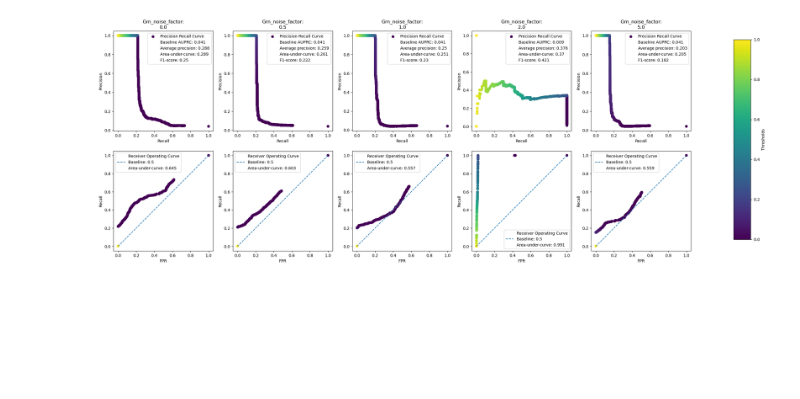
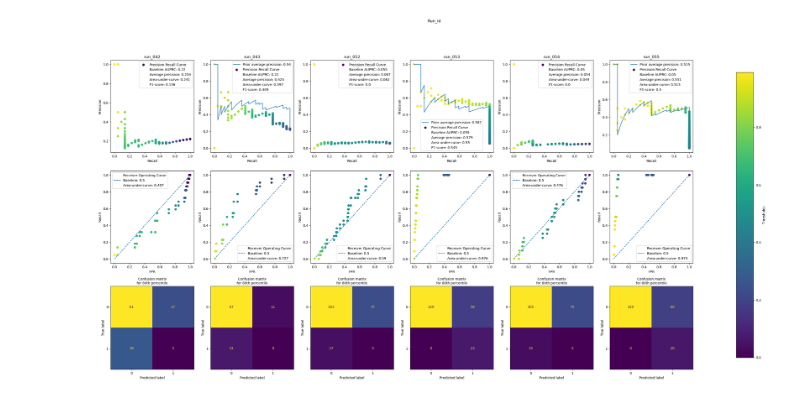
Before and after one commit to NTBiotech/bicycle, a Jupyter notebook: notebooks/experiments/masking/AUPRC.ipynb, the cells around one changed output. Saved outputs shown, nothing was run; the diff lists cells and outputs as text; code cells hidden in the pictures; blank space fills up the shorter version.

```diff
--- a/notebooks/experiments/masking/AUPRC.ipynb
+++ b/notebooks/experiments/masking/AUPRC.ipynb
@@ -58,7 +71,7 @@ functions = {
 with open("./data/experiment_configs.json", "r") as rf:
     config_sets = json.load(rf)
 
-config_set = config_sets[1]
+config_set = config_sets[-1]
 include = config_set["include"]
 id_len = config_set["id_len"]
 prefix = config_set["prefix"]
@@ -72,7 +85,7 @@ agg = config_set["function"]
 #experiment = None
 #param_of_interest = "masking_mode"
 #agg = None
-
+print(f"Experiment: {experiment}")
 models_path = Path("/data/toulouse/bicycle/notebooks/experiments/masking/data/model_runs/models/")
 plot_path = Path("/data/toulouse/bicycle/notebooks/experiments/masking/data/model_runs/plots")
 columns = [
@@ -168,22 +149,29 @@ for path in models_path.iterdir():
 # %%
 ckpts = dict()
 for path in models_path.iterdir():
+    key = str(path.name)
     if path.name[:-id_len] != prefix:
          continue
     if int(path.name[-id_len:]) not in include:
           continue
     paths = glob(root_dir=path/"customcheckpoint", pathname="./last*.ckpt")
-    paths.remove('./last.ckpt')
+    try:
+        paths.remove('./last.ckpt')
+    except:
+        print(f"{key} has no last.ckpt")
+        params = params.drop(index=key)
+        continue
 
     if len(paths) ==0:
         print("using last")
         ckpt_path = path / "customcheckpoint/last.ckpt"
         if not ckpt_path.exists():
+            params = params.drop(index=key)
+
             continue
     else:
         ckpt_path = path / "customcheckpoint"/ max(paths)
         print(ckpt_path)
-    key = str(path.name)
     print(key)
     state = torch.load(ckpt_path, weights_only=False, map_location="cpu")
     print("last epoch: ",state["epoch"])
@@ -253,28 +306,53 @@ fig.tight_layout()
 # %%
-fig, ax=plt.subplots(nrows=2, ncols=len(ckpts.keys()), figsize=(len(ckpts.keys())*6, 10))
+fig, ax = plt.subplots(nrows=3, ncols=len(ckpts.keys()), figsize=(len(ckpts.keys())*6, 17))
+
 params["average_precision"] = np.empty(len(params))
 params["auprc"] = np.empty(len(params))
 params["f1"] = np.empty(len(params))
 params["auroc"] = np.empty(len(params))
+
+
+
 for n, run_id in enumerate(params.index):
     max_f1 = False
 
     print(run_id)
     beta = ckpts[run_id]["beta"]
     grn = ckpts[run_id]["grn"]
-    grn=grn.flatten()
-    beta=beta.flatten()
+    grn = grn.flatten()
+    beta = beta.flatten()
     # normalize to [0, 1]
     grn = (grn > 0).astype(int)
-    beta[beta<0] = 0
-    beta = beta/np.max(beta)
+    #beta[beta < 0] = 0
+    # center and scale beta
+    beta = beta-np.mean(beta)
+    beta = beta/np.std(beta)
+    beta = expit(beta)
     precision, recall, prc_thresholds = precision_recall_curve(
         y_true=grn,
         y_score=beta,
+    )
+    if "prior" in ckpts[run_id].keys():
+        prior = ckpts[run_id]["prior"]
+        prior = prior.flatten()
+        prior[prior < 0] = 0
+        prior = expit(prior)
+        prior_precision, prior_recall,_ = precision_recall_curve(
+            y_true=grn,
+            y_score=prior,
         )
+        ax[0, n].plot(prior_recall, prior_precision, label= f"Prior average precision: {np.round(average_precision_score(y_true=grn,y_score= prior),3)}")
+        #ax[0,n].plot([], [], " ", label= f"Prior average precision: {np.round(average_precision_score(y_true=grn,y_score= prior),3)}")
     # baseline is positive samples/total samples (saito et al.) = sparsity
     baseline_AUPRC = get_sparsity(ckpts[run_id]["grn"])
-    ConfusionMatrixDisplay.from_predictions(y_true=grn, y_pred=above_threshold(beta, percentile=100-100*baseline_AUPRC)).im_
+    ConfusionMatrixDisplay.from_predictions(
+        y_true=grn,
+        y_pred=above_threshold(beta, percentile=80),
+        ax=ax[2, n],
+        colorbar=False
+    )
+    print(f"percentile threshold for {run_id} is {80}")
+    ax[2, n].set_title("Confusion matrix\nfor 80th percentile", fontsize = 10)
     if max_f1:
         f1_scores = [f1_score(grn, above_threshold(beta, threshold=threshold)) for threshold in prc_thresholds]
         max_f1 = max(f1_scores)
@@ -283,26 +361,27 @@ for n, run_id in enumerate(params.index):
 
     auprc = auc(x=recall, y=precision)
     average_precision = average_precision_score(grn, beta)
-    im = ax[0, n].scatter(recall,precision, label = "Precision Recall Curve", c = np.append(0, prc_thresholds), cmap = plt.colormaps["viridis"])
-    ax[0, n].plot([], []," ",  label=f"Baseline AUPRC: {np.round(baseline_AUPRC, 3)}")
-    ax[0, n].plot([], []," ",  label=f"Average precision: {np.round(average_precision, 3)}")
-    ax[0, n].plot([], []," ",  label=f"Area-under-curve: {np.round(auprc, 3)}")
-    ax[0, n].plot([], []," ",  label=f"F1-score: {np.round(max_f1, 3)}")
+    im = ax[0, n].scatter(recall, precision, label="Precision Recall Curve", c=np.append(0, prc_thresholds), cmap=plt.colormaps["viridis"])
+    ax[0, n].plot([], [], " ", label=f"Baseline AUPRC: {np.round(baseline_AUPRC, 3)}")
+    ax[0, n].plot([], [], " ", label=f"Average precision: {np.round(average_precision, 3)}")
+    ax[0, n].plot([], [], " ", label=f"Area-under-curve: {np.round(auprc, 3)}")
+    ax[0, n].plot([], [], " ", label=f"F1-score: {np.round(max_f1, 3)}")
 
     ax[0, n].set_ylabel("Precision")
     ax[0, n].set_xlabel("Recall")
-    if not type(params.loc[run_id, param_of_interest]) is str:
-        ax[0, n].set_title(f"{param_of_interest.capitalize()}:\n{round(float(params.loc[run_id, param_of_interest]), 3)}")
+
+    if not isinstance(params.loc[run_id, param_of_interest], str):
+        ax[0, n].set_title(f"{round(float(params.loc[run_id, param_of_interest]), 3)}")
     else:
         ax[0, n].set_title(f"{params.loc[run_id, param_of_interest]}")
-    #ax[0, n].set_title(f"{run_id}")
+        #ax[0, n].set_title(key)
     ax[0, n].legend()
 
-    fpr, tpr, roc_thresholds=roc_curve(y_true=grn, y_score=beta)
+    fpr, tpr, roc_thresholds = roc_curve(y_true=grn, y_score=beta)
     auroc = auc(fpr, tpr)
-    ax[1, n].scatter(fpr,tpr, label = "Receiver Operating Curve", c =roc_thresholds, cmap = plt.colormaps["viridis"])
-    ax[1, n].plot([0,1],[0,1],"--", label = "Baseline: 0.5")
-    ax[1, n].plot([], []," ",  label=f"Area-under-curve: {np.round(auroc, 3)}")
+    ax[1, n].scatter(fpr, tpr, label="Receiver Operating Curve", c=roc_thresholds, cmap=plt.colormaps["viridis"])
+    ax[1, n].plot([0, 1], [0, 1], "--", label="Baseline: 0.5")
+    ax[1, n].plot([], [], " ", label=f"Area-under-curve: {np.round(auroc, 3)}")
 
     ax[1, n].set_ylabel("Recall")
     ax[1, n].set_xlabel("FPR")
@@ -312,12 +391,12 @@ for n, run_id in enumerate(params.index):
     params.loc[run_id, "auprc"] = auprc
     params.loc[run_id, "f1"] = max_f1
     params.loc[run_id, "auroc"] = auroc
-
+fig.suptitle(f"{param_of_interest.capitalize()}")
 fig.subplots_adjust(right=0.8)
 cbar_ax = fig.add_axes((0.85, 0.15, 0.02, 0.7))
-fig.colorbar(im, cax = cbar_ax, label="Thresholds")
-
+fig.colorbar(im, cax=cbar_ax, label="Thresholds")
+#fig.tight_layout()
 if save:
     print("Saving!")
-    fig.savefig(f"./presentation/{experiment}_metrics_curves.pdf", bbox_inches = "tight", pad_inches = 0)
+    fig.savefig(f"./presentation/{experiment}_metrics_curves.pdf", bbox_inches="tight", pad_inches=0)
 # %% [output]
@@ -329 +415 @@ run_010
-[figure, old version]
+[figure, new version]
```
Also changed, not shown: parts of 10 cells of this notebook, 1 other file.
